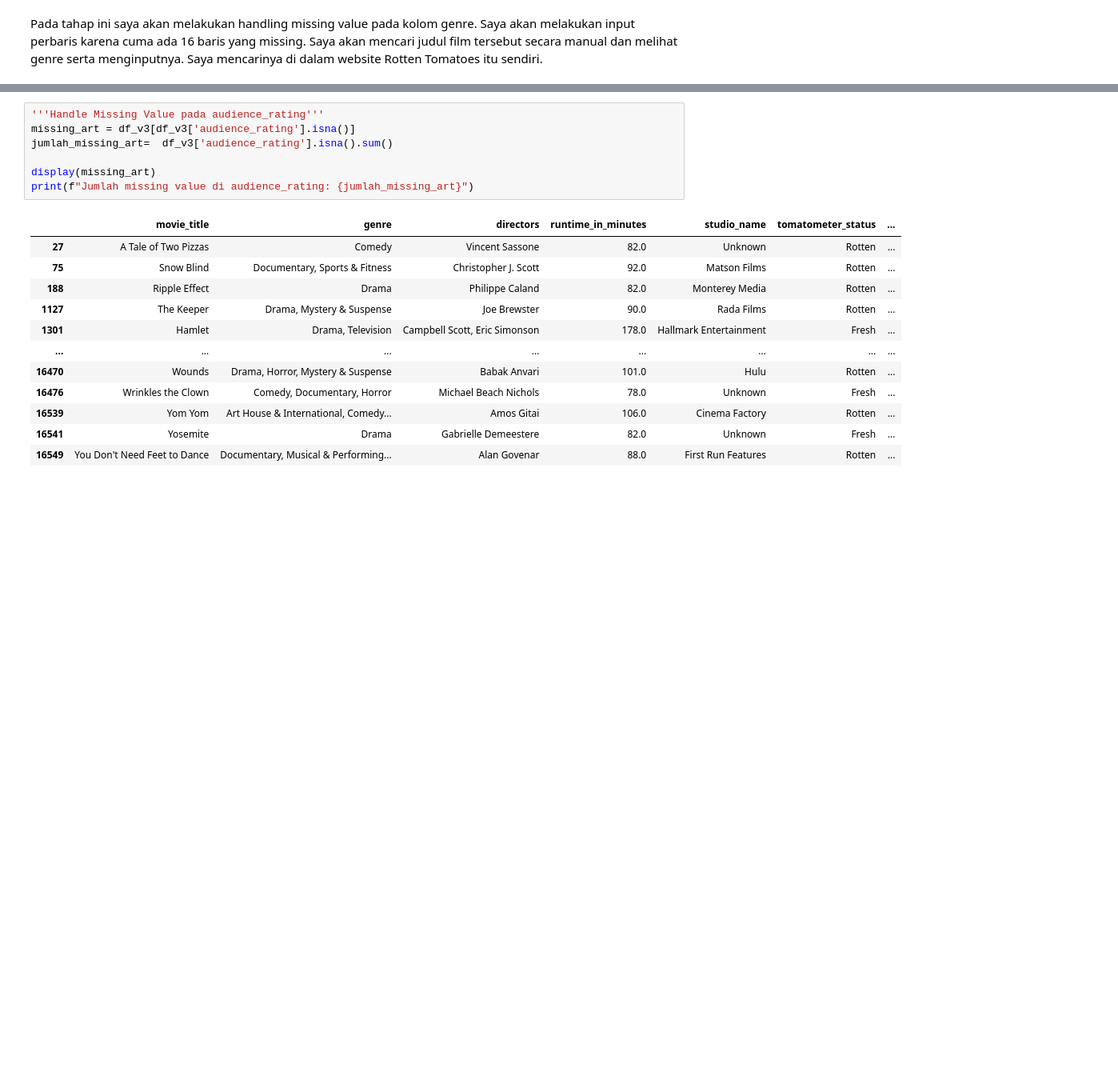
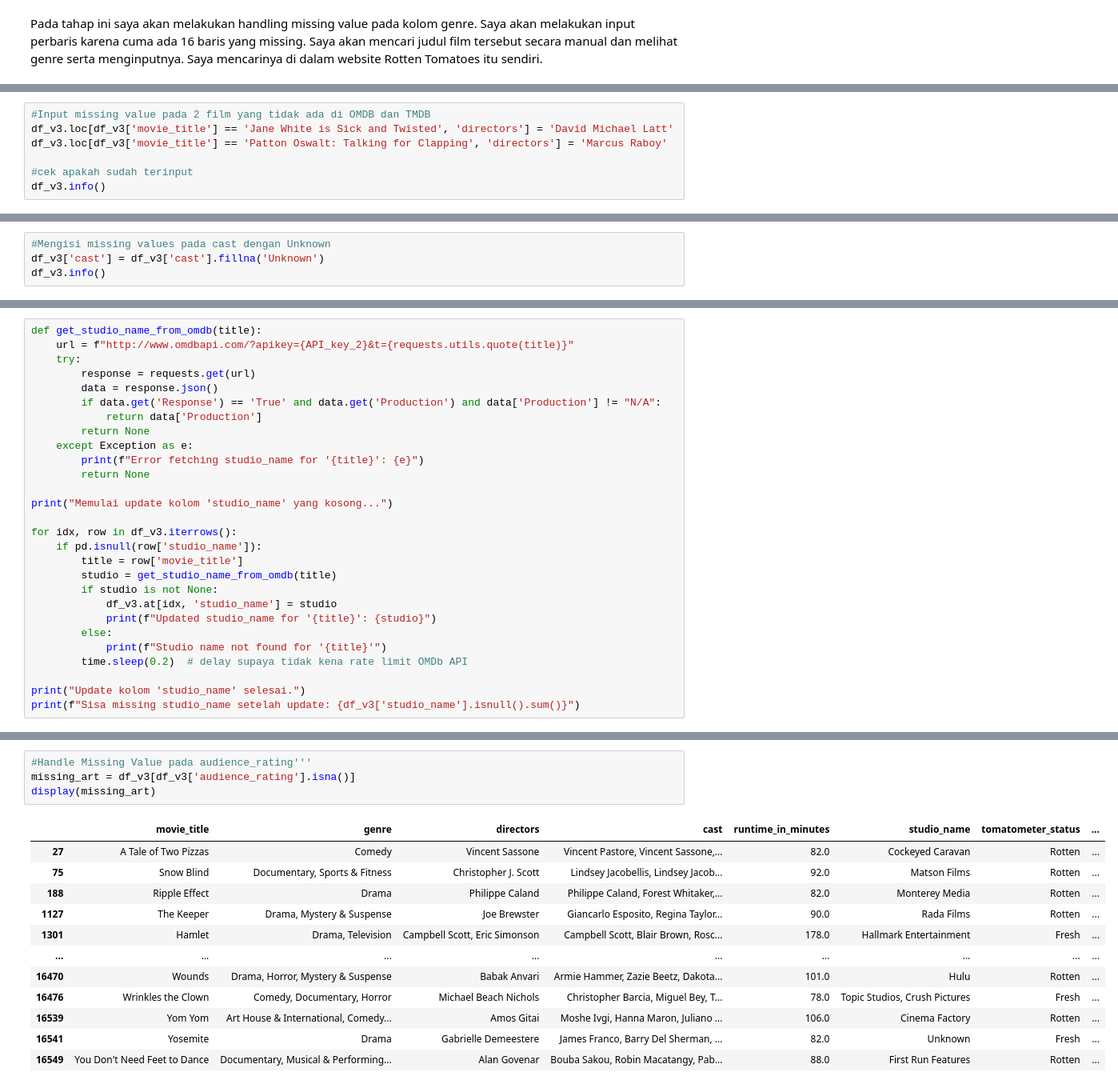
Before and after one commit to HbbSiregar/StreamWise, a Jupyter notebook: StreamWise.ipynb, the cells around one changed output, grey strips where cells are left out. Shown at 80% size. Saved outputs shown, nothing was run; the diff lists cells and outputs as text; blank space fills up the shorter version.

```diff
--- a/StreamWise.ipynb
+++ b/StreamWise.ipynb
@@ -519,0 +750,7 @@ memory usage: 1.8+ MB
+# %%
+#Input missing value pada 2 film yang tidak ada di OMDB dan TMDB
+df_v3.loc[df_v3['movie_title'] == 'Jane White is Sick and Twisted', 'directors'] = 'David Michael Latt'
+df_v3.loc[df_v3['movie_title'] == 'Patton Oswalt: Talking for Clapping', 'directors'] = 'Marcus Raboy'
+
+#cek apakah sudah terinput
+df_v3.info()
@@ -519,0 +960,4 @@ memory usage: 1.8+ MB
+# %%
+#Mengisi missing values pada cast dengan Unknown
+df_v3['cast'] = df_v3['cast'].fillna('Unknown')
+df_v3.info()
@@ -596,0 +1155,28 @@ Insight : Ada sekitar 2 % missing value pada studio_name dari data keseluruhan d
+# %%
+def get_studio_name_from_omdb(title):
+    url = f"http://www.omdbapi.com/?apikey={API_key_2}&t={requests.utils.quote(title)}"
+    try:
+        response = requests.get(url)
+        data = response.json()
+        if data.get('Response') == 'True' and data.get('Production') and data['Production'] != "N/A":
+            return data['Production']
+        return None
+    except Exception as e:
+        print(f"Error fetching studio_name for '{title}': {e}")
+        return None
+
+print("Memulai update kolom 'studio_name' yang kosong...")
+
+for idx, row in df_v3.iterrows():
+    if pd.isnull(row['studio_name']):
+        title = row['movie_title']
+        studio = get_studio_name_from_omdb(title)
+        if studio is not None:
+            df_v3.at[idx, 'studio_name'] = studio
+            print(f"Updated studio_name for '{title}': {studio}")
+        else:
+            print(f"Studio name not found for '{title}'")
+        time.sleep(0.2)  # delay supaya tidak kena rate limit OMDb API
+
+print("Update kolom 'studio_name' selesai.")
+print(f"Sisa missing studio_name setelah update: {df_v3['studio_name'].isnull().sum()}")
@@ -625,20 +1308,17 @@ Insight : Missing Value pada studio_name telah di handle
 # %%
-'''Handle Missing Value pada audience_rating'''
+#Handle Missing Value pada audience_rating'''
 missing_art = df_v3[df_v3['audience_rating'].isna()]
-jumlah_missing_art=  df_v3['audience_rating'].isna().sum()
-
 display(missing_art)
-print(f"Jumlah missing value di audience_rating: {jumlah_missing_art}")
 # %% [output]
-|  | movie_title | genre | directors | runtime_in_minutes | studio_name | tomatometer_status | ... |
-| 27 | A Tale of Two Pizzas | Comedy | Vincent Sassone | 82.0 | Unknown | Rotten | ... |
-| 75 | Snow Blind | Documentary, Sports & Fitness | Christopher J. Scott | 92.0 | Matson Films | Rotten | ... |
-| 188 | Ripple Effect | Drama | Philippe Caland | 82.0 | Monterey Media | Rotten | ... |
-| 1127 | The Keeper | Drama, Mystery & Suspense | Joe Brewster | 90.0 | Rada Films | Rotten | ... |
-| 1301 | Hamlet | Drama, Television | Campbell Scott, Eric Simonson | 178.0 | Hallmark Entertainment | Fresh | ... |
-| ... | ... | ... | ... | ... | ... | ... | ... |
-| 16470 | Wounds | Drama, Horror, Mystery & Suspense | Babak Anvari | 101.0 | Hulu | Rotten | ... |
-| 16476 | Wrinkles the Clown | Comedy, Documentary, Horror | Michael Beach Nichols | 78.0 | Unknown | Fresh | ... |
-| 16539 | Yom Yom | Art House & International, Comedy... | Amos Gitai | 106.0 | Cinema Factory | Rotten | ... |
-| 16541 | Yosemite | Drama | Gabrielle Demeestere | 82.0 | Unknown | Fresh | ... |
-| 16549 | You Don't Need Feet to Dance | Documentary, Musical & Performing... | Alan Govenar | 88.0 | First Run Features | Rotten | ... |
+|  | movie_title | genre | directors | cast | runtime_in_minutes | studio_name | tomatometer_status | ... |
+| 27 | A Tale of Two Pizzas | Comedy | Vincent Sassone | Vincent Pastore, Vincent Sassone,... | 82.0 | Cockeyed Caravan | Rotten | ... |
+| 75 | Snow Blind | Documentary, Sports & Fitness | Christopher J. Scott | Lindsey Jacobellis, Lindsey Jacob... | 92.0 | Matson Films | Rotten | ... |
+| 188 | Ripple Effect | Drama | Philippe Caland | Philippe Caland, Forest Whitaker,... | 82.0 | Monterey Media | Rotten | ... |
+| 1127 | The Keeper | Drama, Mystery & Suspense | Joe Brewster | Giancarlo Esposito, Regina Taylor... | 90.0 | Rada Films | Rotten | ... |
+| 1301 | Hamlet | Drama, Television | Campbell Scott, Eric Simonson | Campbell Scott, Blair Brown, Rosc... | 178.0 | Hallmark Entertainment | Fresh | ... |
+| ... | ... | ... | ... | ... | ... | ... | ... | ... |
+| 16470 | Wounds | Drama, Horror, Mystery & Suspense | Babak Anvari | Armie Hammer, Zazie Beetz, Dakota... | 101.0 | Hulu | Rotten | ... |
+| 16476 | Wrinkles the Clown | Comedy, Documentary, Horror | Michael Beach Nichols | Christopher Barcia, Miguel Bey, T... | 78.0 | Topic Studios, Crush Pictures | Fresh | ... |
+| 16539 | Yom Yom | Art House & International, Comedy... | Amos Gitai | Moshe Ivgi, Hanna Maron, Juliano ... | 106.0 | Cinema Factory | Rotten | ... |
+| 16541 | Yosemite | Drama | Gabrielle Demeestere | James Franco, Barry Del Sherman, ... | 82.0 | Unknown | Fresh | ... |
+| 16549 | You Don't Need Feet to Dance | Documentary, Musical & Performing... | Alan Govenar | Bouba Sakou, Robin Macatangy, Pab... | 88.0 | First Run Features | Rotten | ... |
```
Also changed, not shown: parts of 78 cells of this notebook.
